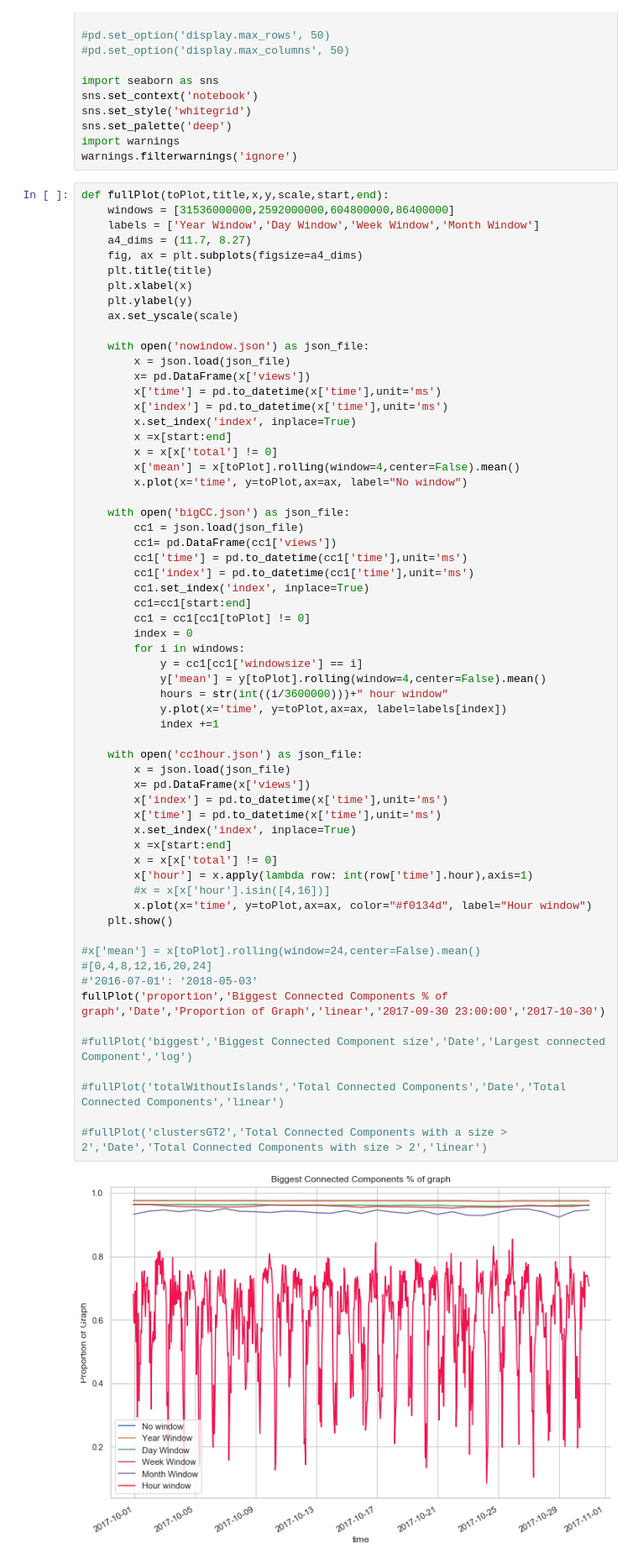
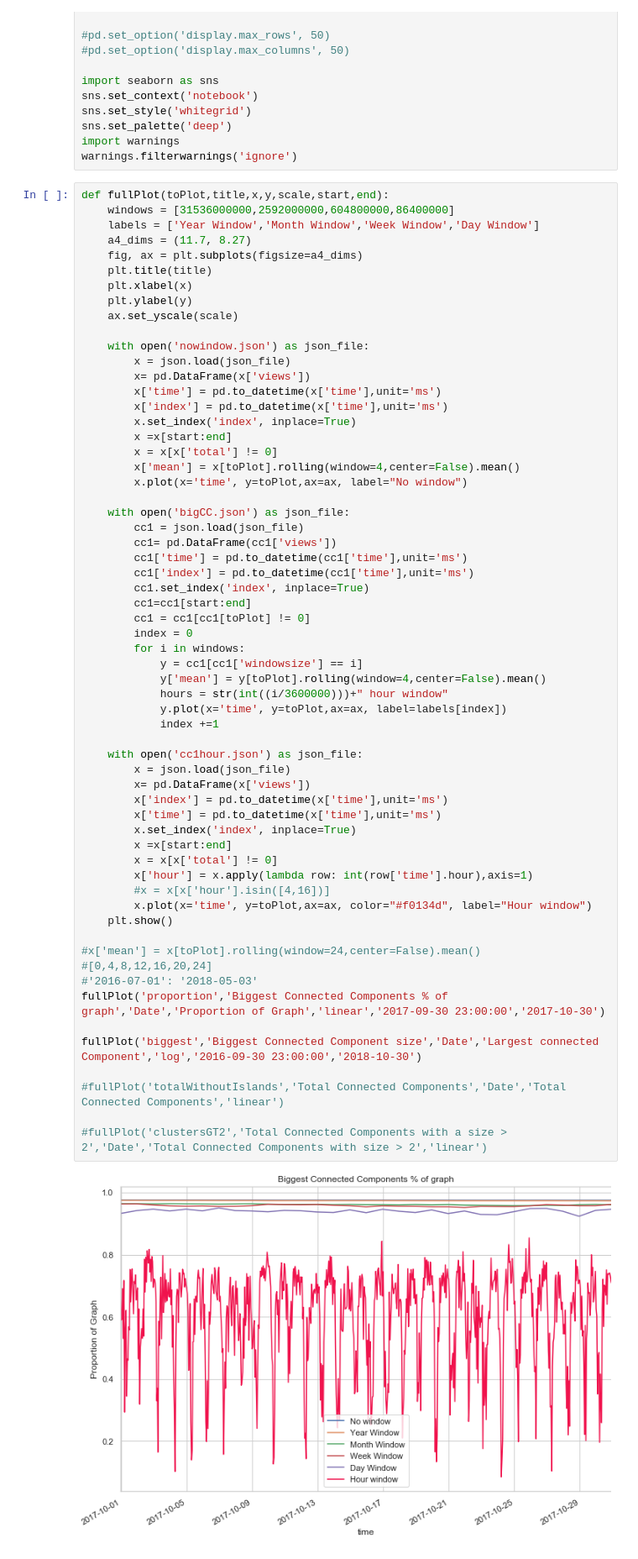
Before and after one commit to miratepuffin/Raphtory-Deployment, a Jupyter notebook: JupyterPlotting/Gab Plots.ipynb, the cells around one changed output. Shown at 84% size. Saved outputs shown, nothing was run; the diff lists cells and outputs as text.

```diff
--- a/JupyterPlotting/Gab Plots.ipynb
+++ b/JupyterPlotting/Gab Plots.ipynb
@@ -28,7 +28,7 @@ warnings.filterwarnings('ignore')
 # %%
 def fullPlot(toPlot,title,x,y,scale,start,end):
     windows = [31536000000,2592000000,604800000,86400000]
-    labels = ['Year Window','Day Window','Week Window','Month Window']
+    labels = ['Year Window','Month Window','Week Window','Day Window']
     a4_dims = (11.7, 8.27)
     fig, ax = plt.subplots(figsize=a4_dims)
     plt.title(title)
@@ -59,32 +59,32 @@ def fullPlot(toPlot,title,x,y,scale,start,end):
         for i in windows:
             y = cc1[cc1['windowsize'] == i]
             y['mean'] = y[toPlot].rolling(window=4,center=False).mean()
             hours = str(int((i/3600000)))+" hour window"
             y.plot(x='time', y=toPlot,ax=ax, label=labels[index])
             index +=1
 
     with open('cc1hour.json') as json_file:
         x = json.load(json_file)
         x= pd.DataFrame(x['views'])
         x['index'] = pd.to_datetime(x['time'],unit='ms')
         x['time'] = pd.to_datetime(x['time'],unit='ms')
         x.set_index('index', inplace=True)
         x =x[start:end]
         x = x[x['total'] != 0]
         x['hour'] = x.apply(lambda row: int(row['time'].hour),axis=1)
         #x = x[x['hour'].isin([4,16])]
         x.plot(x='time', y=toPlot,ax=ax, color="#f0134d", label="Hour window")
     plt.show()
 
 #x['mean'] = x[toPlot].rolling(window=24,center=False).mean()
 #[0,4,8,12,16,20,24]
 #'2016-07-01': '2018-05-03'
 fullPlot('proportion','Biggest Connected Components % of graph','Date','Proportion of Graph','linear','2017-09-30 23:00:00','2017-10-30')
 
-#fullPlot('biggest','Biggest Connected Component size','Date','Largest connected Component','log')
+fullPlot('biggest','Biggest Connected Component size','Date','Largest connected Component','log','2016-09-30 23:00:00','2018-10-30')
 
 #fullPlot('totalWithoutIslands','Total Connected Components','Date','Total Connected Components','linear')
 
 #fullPlot('clustersGT2','Total Connected Components with a size > 2','Date','Total Connected Components with size > 2','linear')
 # %% [output]
-[figure, old version]
+[figure, new version]
```
Also changed, not shown: parts of 1 cell of this notebook, 9 other files.
